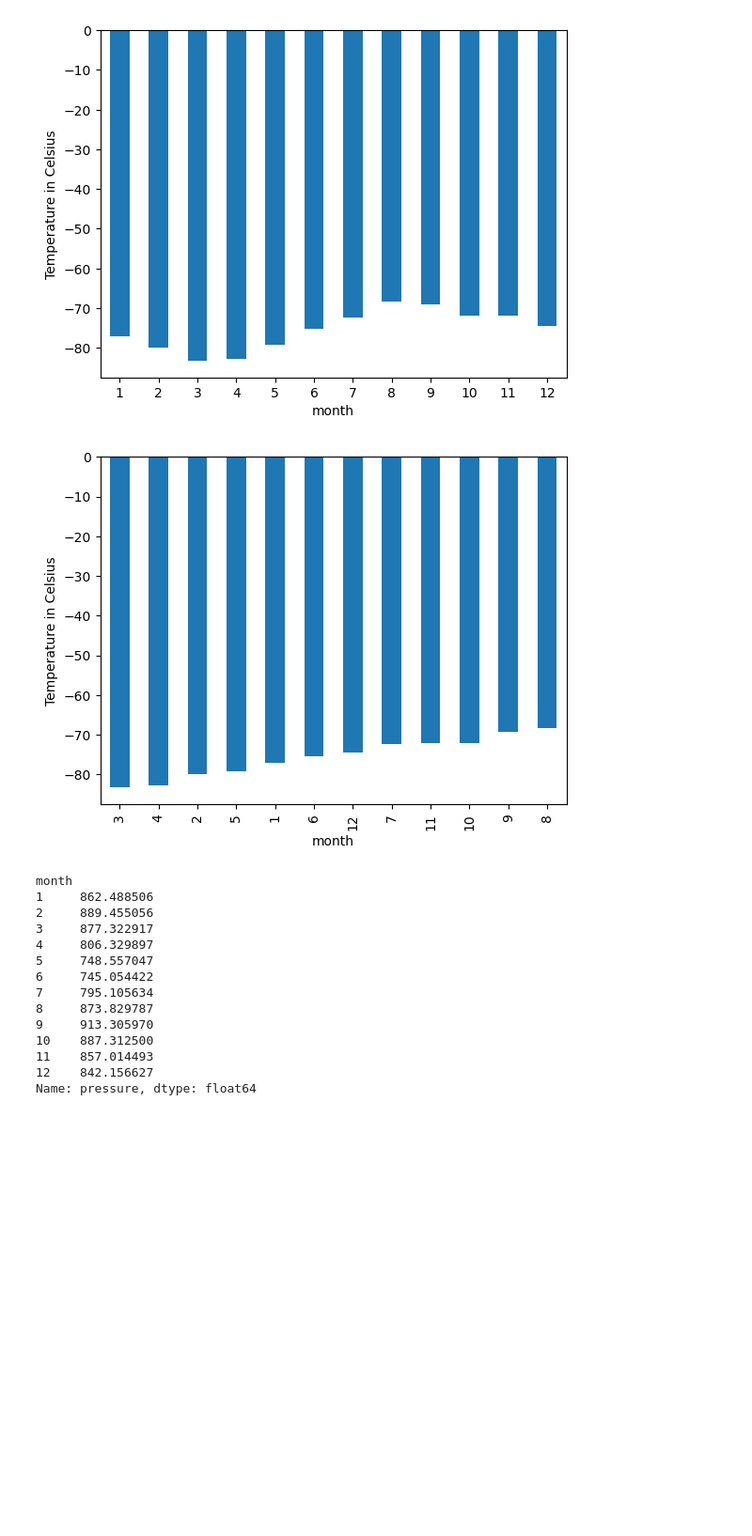
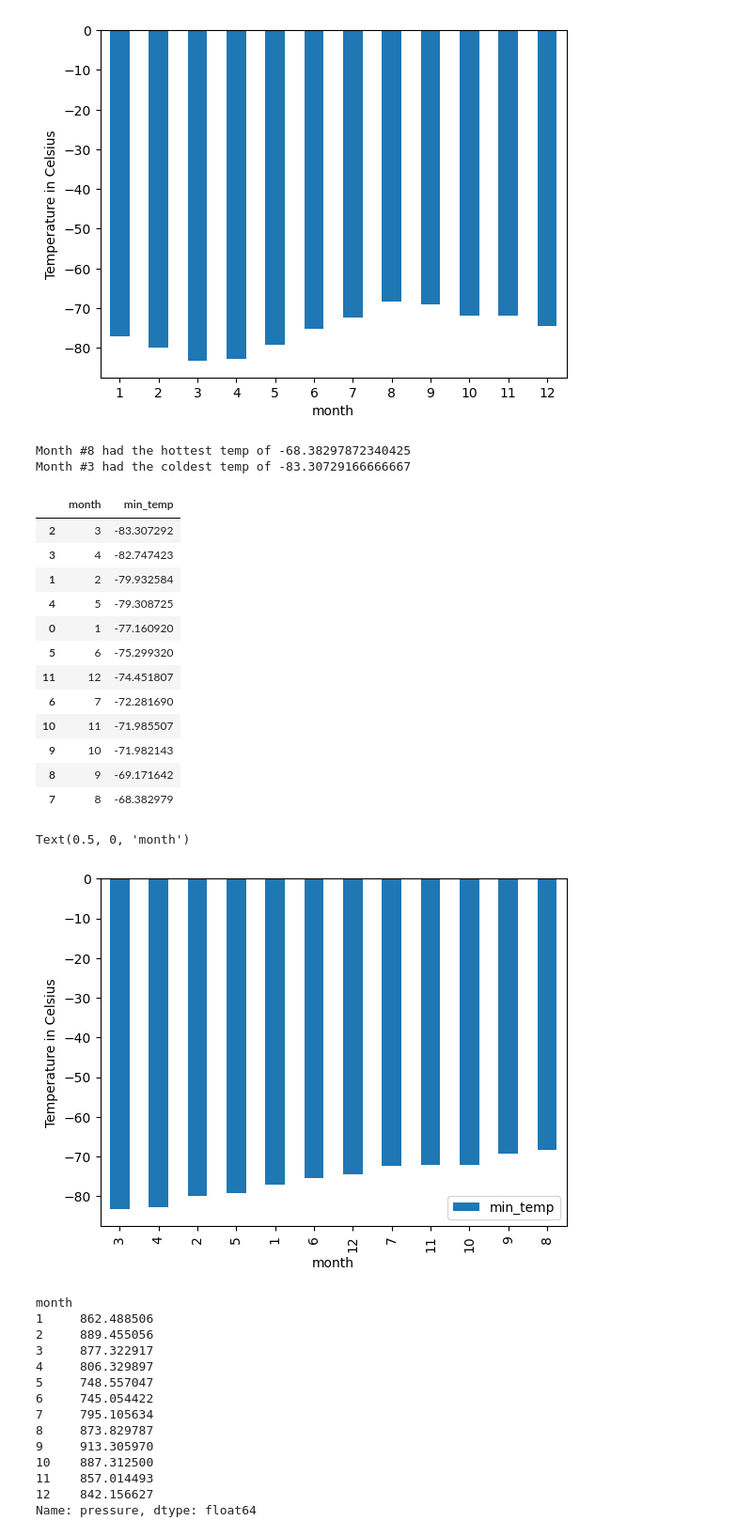
Before and after one commit to aortmeier20/data_collection_challenge, a Jupyter notebook: part_2_mars_weather.ipynb, the cells around one changed output. Shown: that part at 94% size. Cells and saved outputs as stored; diff of their text form; code cells hidden in the pictures; blank space fills up the shorter version.

```diff
--- a/part_2_mars_weather.ipynb
+++ b/part_2_mars_weather.ipynb
@@ -227,10 +227,46 @@ plt.xlabel("month")
 # %% [output]
 Text(0.5, 0, 'month')
 [figure]
+# %%
+# Identify the coldest and hottest months in Curiosity's location
+hottest_month = ave_low_temp.idxmax()
+hottest_month_temp = ave_low_temp.max()
+coldest_month = ave_low_temp.idxmin()
+coldest_month_temp = ave_low_temp.min()
+print(f"Month #{hottest_month} had the hottest temp of {hottest_month_temp}")
+print(f"Month #{coldest_month} had the coldest temp of {coldest_month_temp}")
+# %% [output]
+Month #8 had the hottest temp of -68.38297872340425
+Month #3 had the coldest temp of -83.30729166666667
 # %%
 # Identify the coldest and hottest months in Curiosity's location
+# sort lowest to highest
+ave_low_temp_index = mars_weather_df['min_temp'].groupby(mars_weather_df["month"]).mean().reset_index('month')
+temp_sort = ave_low_temp_index.sort_values('min_temp')
+temp_sort
 # %% [output]
-[figure, removed]
+|  | month | min_temp |
+| 2 | 3 | -83.307292 |
+| 3 | 4 | -82.747423 |
+| 1 | 2 | -79.932584 |
+| 4 | 5 | -79.308725 |
+| 0 | 1 | -77.160920 |
+| 5 | 6 | -75.299320 |
+| 11 | 12 | -74.451807 |
+| 6 | 7 | -72.281690 |
+| 10 | 11 | -71.985507 |
+| 9 | 10 | -71.982143 |
+| 8 | 9 | -69.171642 |
+| 7 | 8 | -68.382979 |
+# %%
+# Identify the coldest and hottest months in Curiosity's location
+# plotting sorted data
+temp_sort.plot(x='month', y='min_temp', kind = 'bar')
+plt.ylabel("Temperature in Celsius")
+plt.xlabel("month")
+# %% [output]
+Text(0.5, 0, 'month')
+[figure, added]
 # %%
 # 4. Average pressure by Martian month
 ave_low_pres = mars_weather_df['pressure'].groupby(mars_weather_df["month"]).mean()
```
